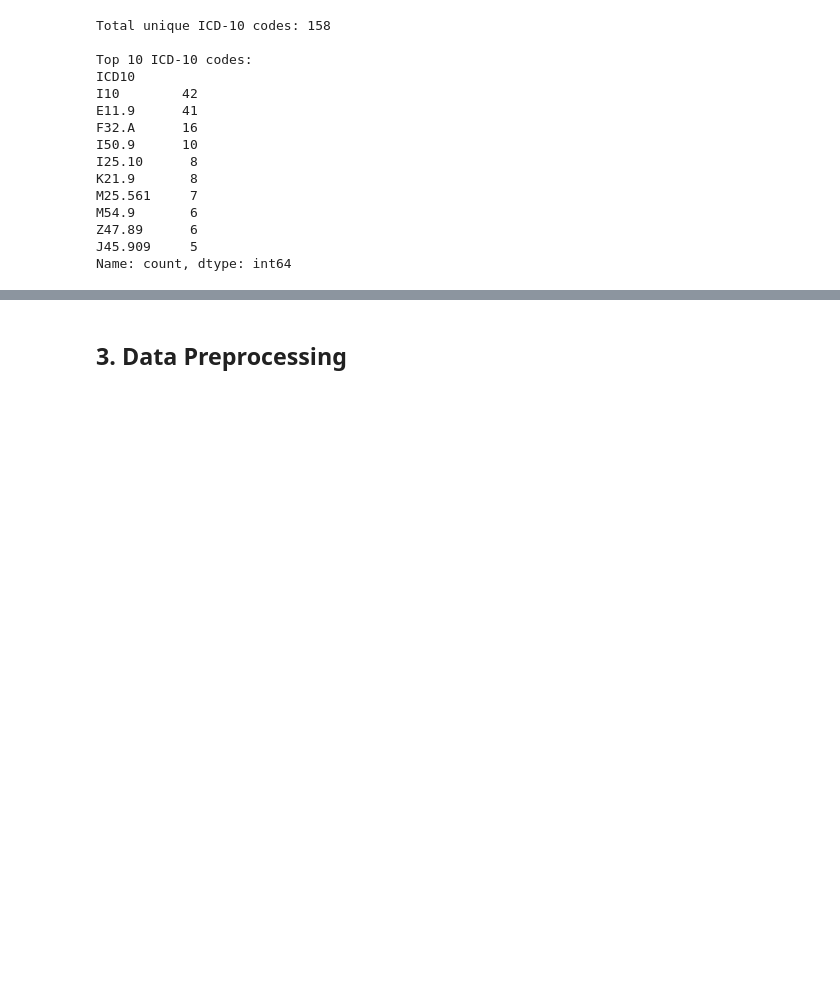
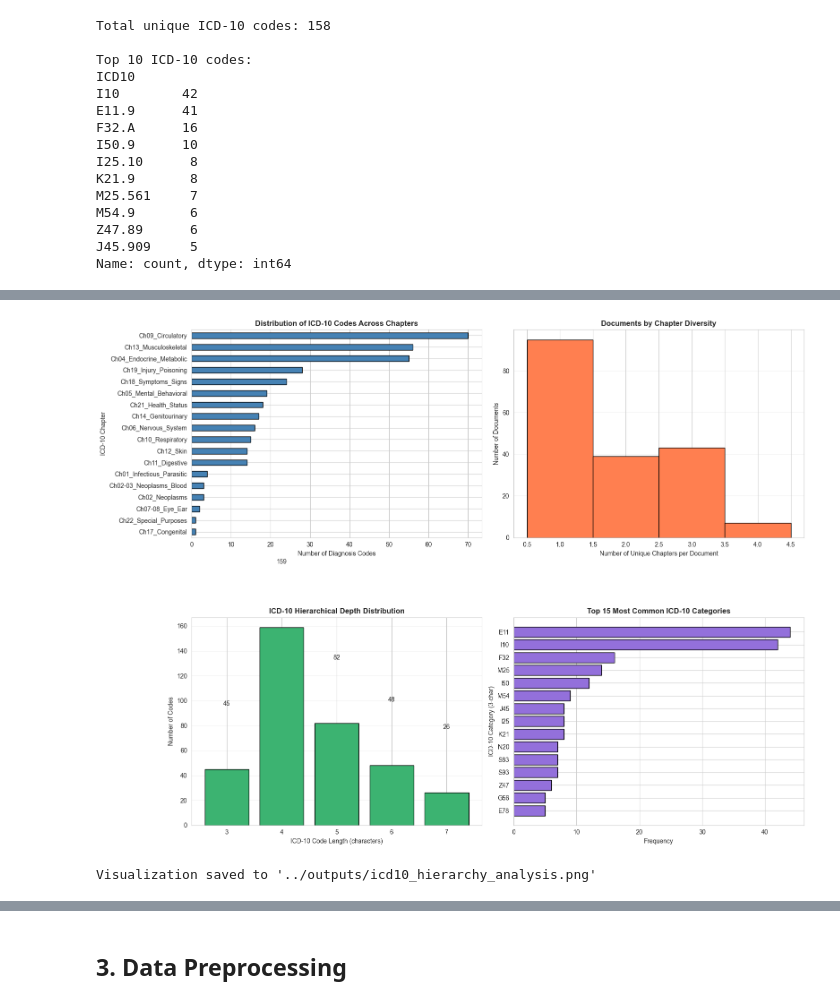
Before and after one commit to alexretana/clinical-nlp-claims-processing, a Jupyter notebook: notebooks/01_BioBERT_Fine-Tuning_NLP.ipynb, the cells around one changed output, grey strips where cells are left out. Cells and saved outputs as stored; diff of their text form; code cells hidden in the pictures; blank space fills up the shorter version.

Commit message:
Add analysis that enhances ICD-10 codes into sub groups

```diff
--- a/notebooks/01_BioBERT_Fine-Tuning_NLP.ipynb
+++ b/notebooks/01_BioBERT_Fine-Tuning_NLP.ipynb
@@ -192,0 +265,19 @@ Name: count, dtype: int64
+# %%
+# Parse ICD-10 codes and add hierarchy columns
+
+print("Parsing ICD-10 codes into hierarchical components...")
+
+# Parse all diagnosis codes
+parsed_codes = diagnosis_df['ICD10'].apply(parse_icd10_code)
+hierarchy_df = pd.DataFrame(parsed_codes.tolist())
+
+# Add chapter name mapping
+hierarchy_df['chapter_name'] = hierarchy_df['chapter_letter'].map(CHAPTER_MAP)
+
+# Combine with original diagnosis dataframe
+diagnosis_enriched = pd.concat([diagnosis_df, hierarchy_df], axis=1)
+
+print(f"\nEnriched diagnosis dataframe shape: {diagnosis_enriched.shape}")
+print(f"\nNew columns added: {hierarchy_df.columns.tolist()}")
+print(f"\nSample enriched data:")
+print(diagnosis_enriched[['ICD10', 'chapter_letter', 'chapter_name', 'category', 'code_length']].head(10))
@@ -192,0 +352,56 @@ Name: count, dtype: int64
+# %%
+# Visualize ICD-10 Chapter Distribution
+
+fig, axes = plt.subplots(2, 2, figsize=(16, 12))
+
+# 1. Chapter frequency bar chart
+chapter_counts_sorted = diagnosis_enriched['chapter_name'].value_counts()
+ax1 = axes[0, 0]
+chapter_counts_sorted.plot(kind='barh', ax=ax1, color='steelblue', edgecolor='black')
+ax1.set_xlabel('Number of Diagnosis Codes')
+ax1.set_ylabel('ICD-10 Chapter')
+ax1.set_title('Distribution of ICD-10 Codes Across Chapters', fontsize=12, fontweight='bold')
+ax1.invert_yaxis()
+
+# 2. Chapters per document histogram
+ax2 = axes[0, 1]
+ax2.hist(doc_chapter_df['num_chapters'], bins=range(1, doc_chapter_df['num_chapters'].max() + 2),
+         edgecolor='black', color='coral', align='left')
+ax2.set_xlabel('Number of Unique Chapters per Document')
+ax2.set_ylabel('Number of Documents')
+ax2.set_title('Documents by Chapter Diversity', fontsize=12, fontweight='bold')
+ax2.grid(axis='y', alpha=0.3)
+
+# 3. Code length distribution
+ax3 = axes[1, 0]
+code_length_counts = diagnosis_enriched['code_length'].value_counts().sort_index()
+ax3.bar(code_length_counts.index, code_length_counts.values, color='mediumseagreen', edgecolor='black')
+ax3.set_xlabel('ICD-10 Code Length (characters)')
+ax3.set_ylabel('Number of Codes')
+ax3.set_title('ICD-10 Hierarchical Depth Distribution', fontsize=12, fontweight='bold')
+ax3.set_xticks(range(3, 8))
+ax3.grid(axis='y', alpha=0.3)
+
+# Add text annotations
+for i, v in enumerate(code_length_counts.values):
+    ax3.text(code_length_counts.index[i], v + 50, str(v), ha='center', va='bottom')
+
+# 4. Top categories (3-char codes) frequency
+ax4 = axes[1, 1]
+top_categories = diagnosis_enriched['category'].value_counts().head(15)
+ax4.barh(range(len(top_categories)), top_categories.values, color='mediumpurple', edgecolor='black')
+ax4.set_yticks(range(len(top_categories)))
+ax4.set_yticklabels(top_categories.index)
+ax4.set_xlabel('Frequency')
+ax4.set_ylabel('ICD-10 Category (3-char)')
+ax4.set_title('Top 15 Most Common ICD-10 Categories', fontsize=12, fontweight='bold')
+ax4.invert_yaxis()
+
+plt.tight_layout()
+plt.savefig('../outputs/icd10_hierarchy_analysis.png', dpi=300, bbox_inches='tight')
+plt.show()
+
+print("\nVisualization saved to '../outputs/icd10_hierarchy_analysis.png'")
+# %% [output]
+[figure, added]
+Visualization saved to '../outputs/icd10_hierarchy_analysis.png'
```
Also changed, not shown: parts of 9 cells of this notebook, 4 other files.
